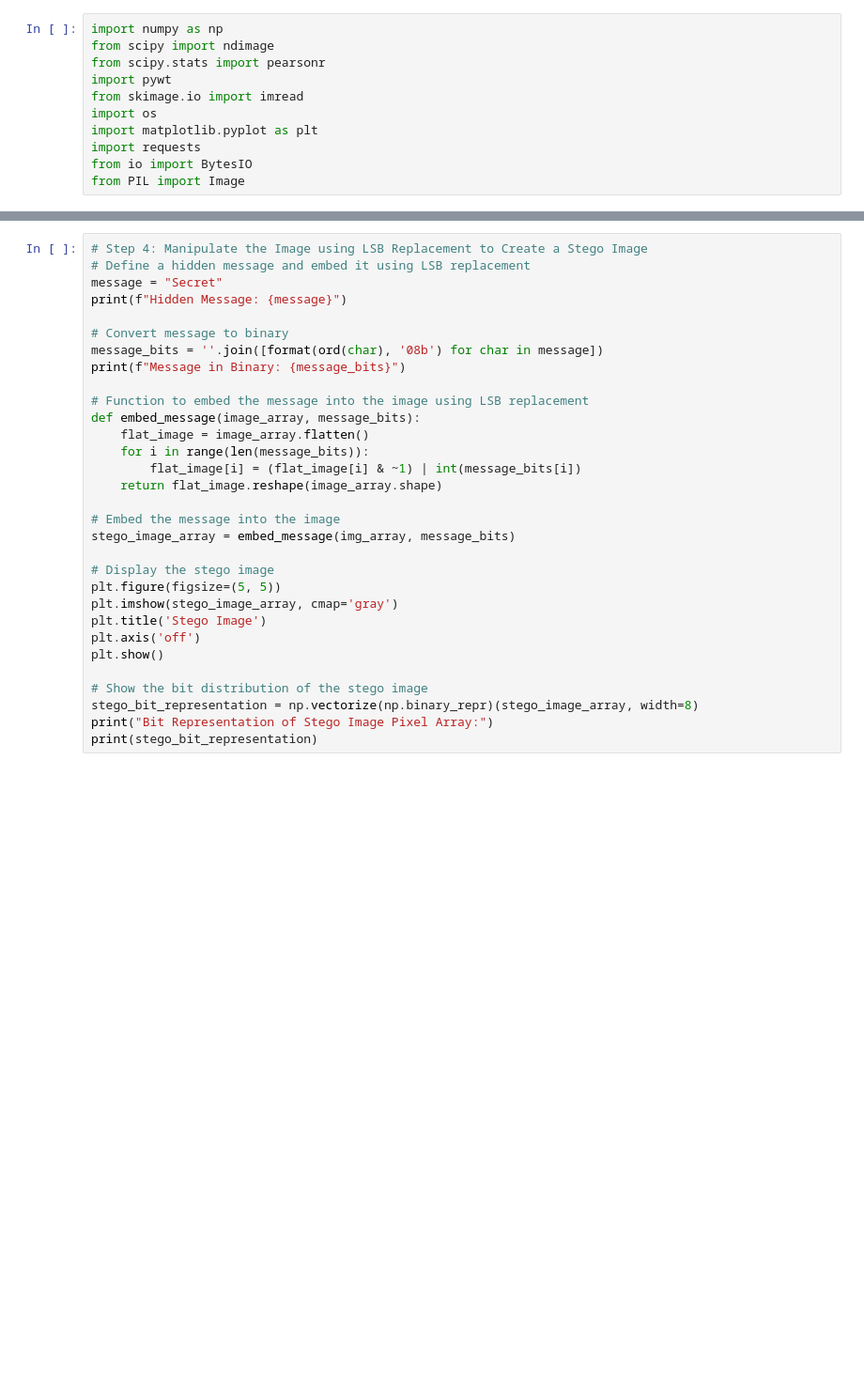
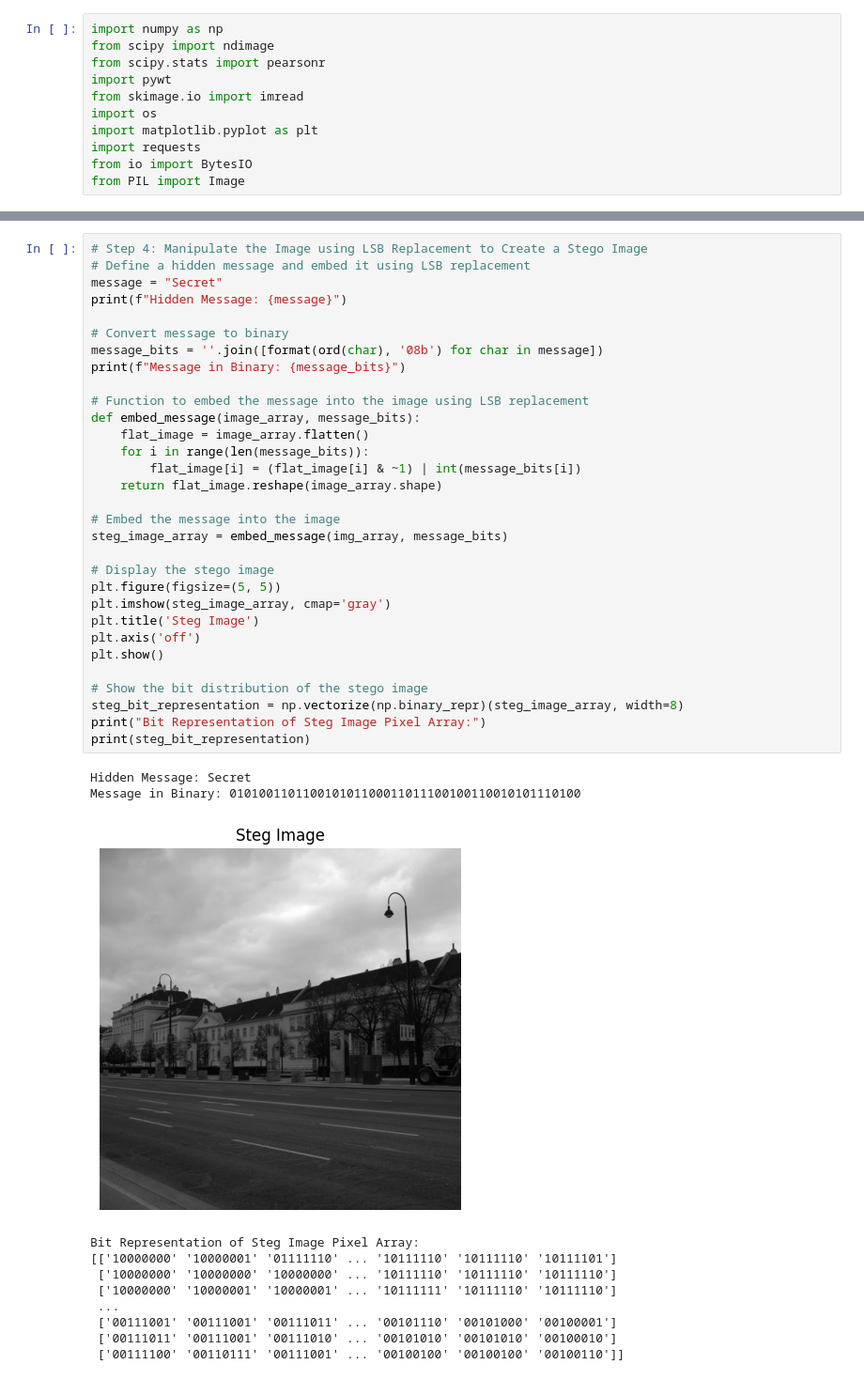
Before and after one commit to danjethh/steg_analysis, a Jupyter notebook: image_processing_main_v2.ipynb, the cells around one changed output, grey strips where cells are left out. Shown at 94% size. Drawn from its saved outputs; the diff is of its cells as text; blank space fills up the shorter version.

```diff
--- a/image_processing_main_v2.ipynb
+++ b/image_processing_main_v2.ipynb
@@ -65,31 +98,43 @@ plt.show()
 # %%
 # Step 4: Manipulate the Image using LSB Replacement to Create a Stego Image
 # Define a hidden message and embed it using LSB replacement
 message = "Secret"
 print(f"Hidden Message: {message}")
 
 # Convert message to binary
 message_bits = ''.join([format(ord(char), '08b') for char in message])
 print(f"Message in Binary: {message_bits}")
 
 # Function to embed the message into the image using LSB replacement
 def embed_message(image_array, message_bits):
     flat_image = image_array.flatten()
     for i in range(len(message_bits)):
         flat_image[i] = (flat_image[i] & ~1) | int(message_bits[i])
     return flat_image.reshape(image_array.shape)
 
 # Embed the message into the image
-stego_image_array = embed_message(img_array, message_bits)
+steg_image_array = embed_message(img_array, message_bits)
 
 # Display the stego image
 plt.figure(figsize=(5, 5))
-plt.imshow(stego_image_array, cmap='gray')
-plt.title('Stego Image')
+plt.imshow(steg_image_array, cmap='gray')
+plt.title('Steg Image')
 plt.axis('off')
 plt.show()
 
 # Show the bit distribution of the stego image
-stego_bit_representation = np.vectorize(np.binary_repr)(stego_image_array, width=8)
-print("Bit Representation of Stego Image Pixel Array:")
-print(stego_bit_representation)
+steg_bit_representation = np.vectorize(np.binary_repr)(steg_image_array, width=8)
+print("Bit Representation of Steg Image Pixel Array:")
+print(steg_bit_representation)
+# %% [output]
+Hidden Message: Secret
+Message in Binary: 010100110110010101100011011100100110010101110100
+[figure, added]
+Bit Representation of Steg Image Pixel Array:
+[['10000000' '10000001' '01111110' ... '10111110' '10111110' '10111101']
+ ['10000000' '10000000' '10000000' ... '10111110' '10111110' '10111110']
+ ['10000000' '10000001' '10000001' ... '10111111' '10111110' '10111110']
+ ...
+ ['00111001' '00111001' '00111011' ... '00101110' '00101000' '00100001']
+ ['00111011' '00111001' '00111010' ... '00101010' '00101010' '00100010']
+ ['00111100' '00110111' '00111001' ... '00100100' '00100100' '00100110']]
```
Also changed, not shown: parts of 4 cells of this notebook.
